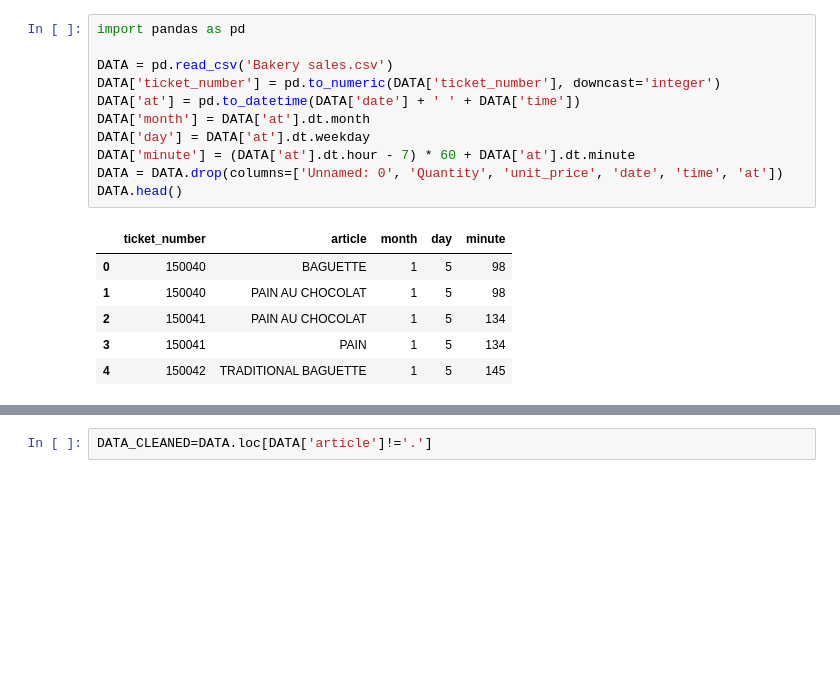
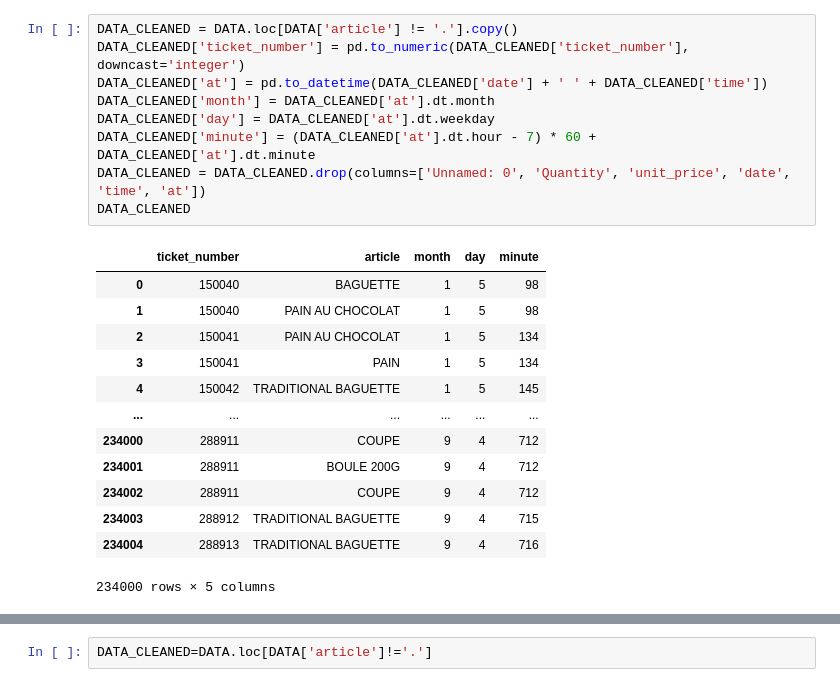
Before and after one commit to 1kjo/dbdm, a Jupyter notebook: clustering.ipynb, the cells around one changed output, grey strips where cells are left out. Saved outputs shown, nothing was run; the diff lists cells and outputs as text; blank space fills up the shorter version.

```diff
--- a/clustering.ipynb
+++ b/clustering.ipynb
@@ -1,19 +13,24 @@
 # %%
-import pandas as pd
-
-DATA = pd.read_csv('Bakery sales.csv')
-DATA['ticket_number'] = pd.to_numeric(DATA['ticket_number'], downcast='integer')
-DATA['at'] = pd.to_datetime(DATA['date'] + ' ' + DATA['time'])
-DATA['month'] = DATA['at'].dt.month
-DATA['day'] = DATA['at'].dt.weekday
-DATA['minute'] = (DATA['at'].dt.hour - 7) * 60 + DATA['at'].dt.minute
-DATA = DATA.drop(columns=['Unnamed: 0', 'Quantity', 'unit_price', 'date', 'time', 'at'])
-DATA.head()
+DATA_CLEANED = DATA.loc[DATA['article'] != '.'].copy()
+DATA_CLEANED['ticket_number'] = pd.to_numeric(DATA_CLEANED['ticket_number'], downcast='integer')
+DATA_CLEANED['at'] = pd.to_datetime(DATA_CLEANED['date'] + ' ' + DATA_CLEANED['time'])
+DATA_CLEANED['month'] = DATA_CLEANED['at'].dt.month
+DATA_CLEANED['day'] = DATA_CLEANED['at'].dt.weekday
+DATA_CLEANED['minute'] = (DATA_CLEANED['at'].dt.hour - 7) * 60 + DATA_CLEANED['at'].dt.minute
+DATA_CLEANED = DATA_CLEANED.drop(columns=['Unnamed: 0', 'Quantity', 'unit_price', 'date', 'time', 'at'])
+DATA_CLEANED
 # %% [output]
 |  | ticket_number | article | month | day | minute |
 | 0 | 150040 | BAGUETTE | 1 | 5 | 98 |
 | 1 | 150040 | PAIN AU CHOCOLAT | 1 | 5 | 98 |
 | 2 | 150041 | PAIN AU CHOCOLAT | 1 | 5 | 134 |
 | 3 | 150041 | PAIN | 1 | 5 | 134 |
 | 4 | 150042 | TRADITIONAL BAGUETTE | 1 | 5 | 145 |
+| ... | ... | ... | ... | ... | ... |
+| 234000 | 288911 | COUPE | 9 | 4 | 712 |
+| 234001 | 288911 | BOULE 200G | 9 | 4 | 712 |
+| 234002 | 288911 | COUPE | 9 | 4 | 712 |
+| 234003 | 288912 | TRADITIONAL BAGUETTE | 9 | 4 | 715 |
+| 234004 | 288913 | TRADITIONAL BAGUETTE | 9 | 4 | 716 |
+234000 rows × 5 columns
 # %%
```
Also changed, not shown: parts of 9 cells of this notebook.
